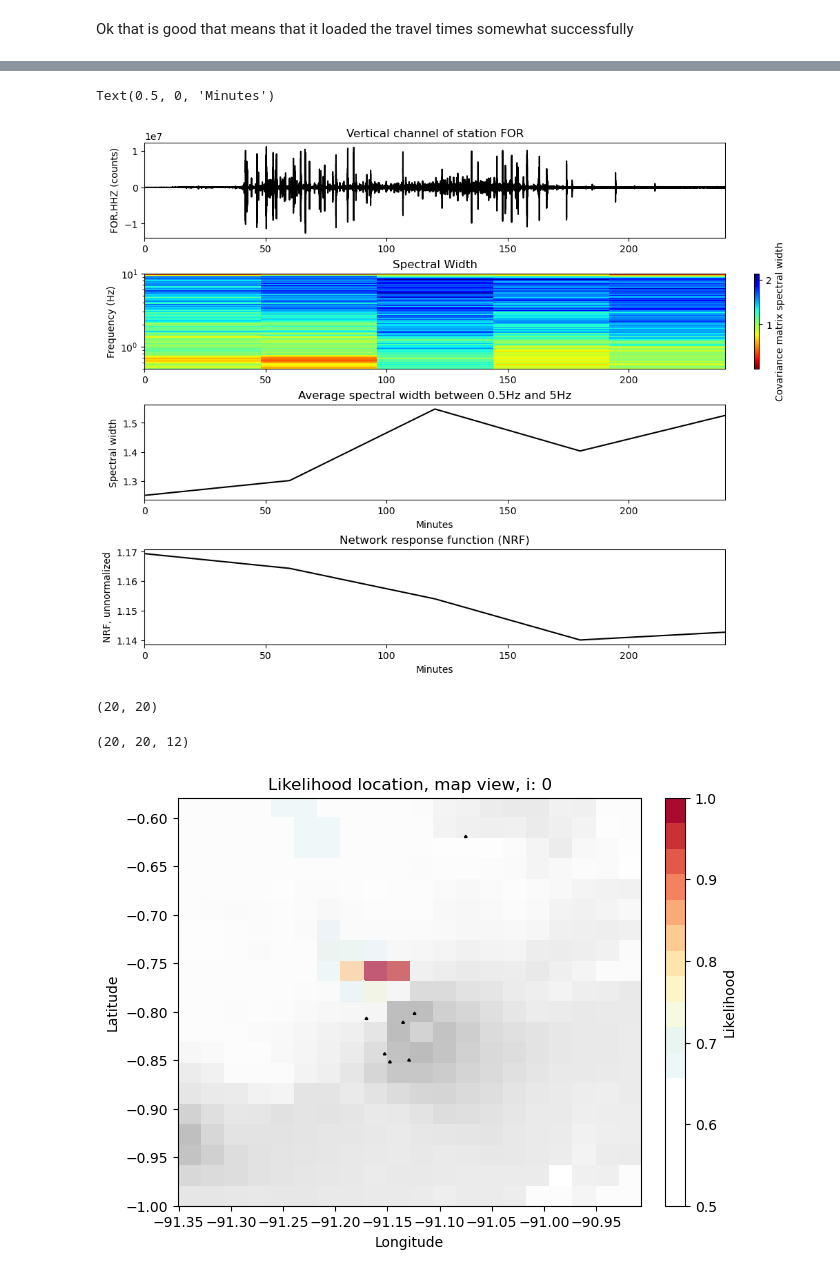
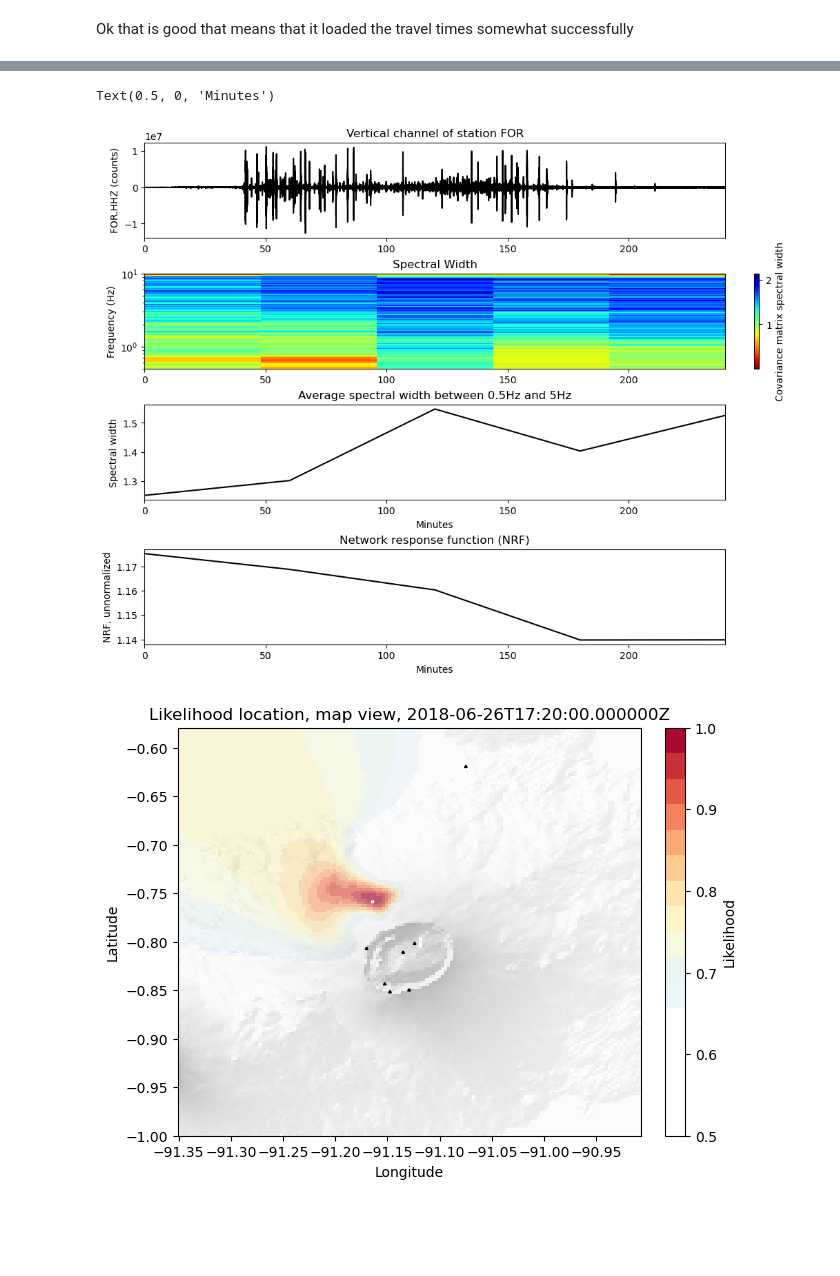
Before and after one commit to brendan-mills/Galapagos-Thesis, a Jupyter notebook: localize_SN.ipynb, the cells around one changed output, grey strips where cells are left out. Drawn from its saved outputs; the diff is of its cells as text; code cells hidden in the pictures; blank space fills up the shorter version.

```diff
--- a/localize_SN.ipynb
+++ b/localize_SN.ipynb
@@ -29,7 +29,7 @@ import gdal
 # %% [markdown]
 Set up some variables for where we will put the data
 # %%
-PROJECT_PATH = '/Volumes/LaCie/SN_Thesis/Loc_Trem/'
+PROJECT_PATH = '/Users/brendanmills/Documents/Senior_Thesis/Data/'
 DIRPATH_RAW = PROJECT_PATH + 'Raw/'
 DIRPATH_DESTINATION = DIRPATH_RAW #for the mass downloader
 os.makedirs(DIRPATH_DESTINATION, exist_ok=True)
@@ -537,9 +537,7 @@ window_duration_sec = 5*60
 average = 30
 
 overlap = 0.5
-sampling_rate = stream[
-    0
-].stats.sampling_rate  # assumes all streams have the same sampling rate
+sampling_rate = stream[0].stats.sampling_rate  # assumes all streams have the same sampling rate
 preproc_spectral_secs = window_duration_sec * average * overlap
 sigma = 20  # Correlation Smoothing
 
@@ -686,9 +684,9 @@ ax[3].set_xlim(0, duration_min)
 ax[3].set_xlabel("Minutes")
 # %% [output]
 Text(0.5, 0, 'Minutes')
-[figure, old version]
+[figure, new version]
 # %%
-i_win = 0
+i_win = 4
 # extract max likelihood position
 beam_max = PdF_beam.max_likelihood(i_win)
 x_max = beam_max[0]
@@ -701,7 +699,7 @@ likelihood_xyz = PdF_beam.likelihood[i_win, :, :, :]
 # Take slices at point of max likelihood
 i_max, j_max, k_max = np.unravel_index(likelihood_xyz.argmax(), likelihood_xyz.shape)
 likelihood_xy = likelihood_xyz[:, :, k_max]
-print(likelihood_xy.shape)
+# print(likelihood_xy.shape)
 likelihood_xz = likelihood_xyz[:, j_max]
 likelihood_yz = likelihood_xyz[i_max]
 
@@ -715,8 +713,6 @@ likelihood_xz = (likelihood_xz - likelihood_xz.min()) / (
 likelihood_yz = (likelihood_yz - likelihood_yz.min()) / (
     likelihood_yz.max() - likelihood_yz.min()
 )
-# %% [output]
-(20, 20)
 # %%
 # clip the dem to the bounds using gdal
 dataset = gdal.Open('/Users/brendanmills/Documents/Senior_Thesis/GalapagosDEM/GalDEMclip.tif')
@@ -745,11 +741,6 @@ dem2 = scipy.interpolate.griddata(
 )
 dem_x = -1 * dem2[i_max, :] / 1000  # dem along xz slice, convert to km
 dem_y = np.flip(-1 * dem2[:, j_max] / 1000)  # dem along yz slice, convert to km
-# %%
-p = PdF_traveltimes.grid[0]
-p.shape
-# %% [output]
-(20, 20, 12)
 # %%
 # create dictionary of station metadata from station xml
 net = {"lat": [], "lon": []}
@@ -786,35 +777,37 @@ rgb = ls.shade(dem2, custom_cmap_dem)
 fig, ax = plt.subplots(1, constrained_layout=True, dpi=100)
 img_xy = ax.imshow(
     likelihood_xy.T,
     interpolation="none",
     origin="lower",
     cmap=custom_cmap,
     aspect="auto",
     extent=[lon_min, lon_max, lat_min, lat_max],
     vmin=0.5,
 )
 img_xy_dem = ax.imshow(
     rgb,
     interpolation="none",
     alpha=0.35,
     cmap=plt.get_cmap("Greys"),
     aspect="auto",
     extent=[lon_min, lon_max, lat_min, lat_max],
 )
 ax.add_patch(
     plt.Circle((x_max, y_max), facecolor="black", edgecolor="white", radius=0.001)
 )  # plot max likelihood position
 ax.set_xlabel("Longitude")
 ax.set_ylabel("Latitude")
-ax.set_title(f"Likelihood location, map view, i: {i_win}")
+itime = t0 + i_win * window_duration_sec
+ax.set_title(f"Likelihood location, map view, {itime}")
+plt.savefig(f'/Users/brendanmills/Documents/Senior_Thesis/Figs/Localization/Model2/SNi{i_win}')
 for x, y in zip(net["lon"], net["lat"]):  # plot stations
     triangle = RegularPolygon(
         (x, y), facecolor="white", edgecolor="black", numVertices=3, radius=0.0015
     )
     ax.add_patch(triangle)
 plt.colorbar(img_xy).set_label("Likelihood")
 # %% [output]
-[figure, old version]
+[figure, new version]
 # %%
 # plot depth views
 fig, ax = plt.subplots(1, constrained_layout=True, figsize=(9.6, 3), dpi=100)
```
Also changed, not shown: parts of 14 cells of this notebook, 6 other files.
